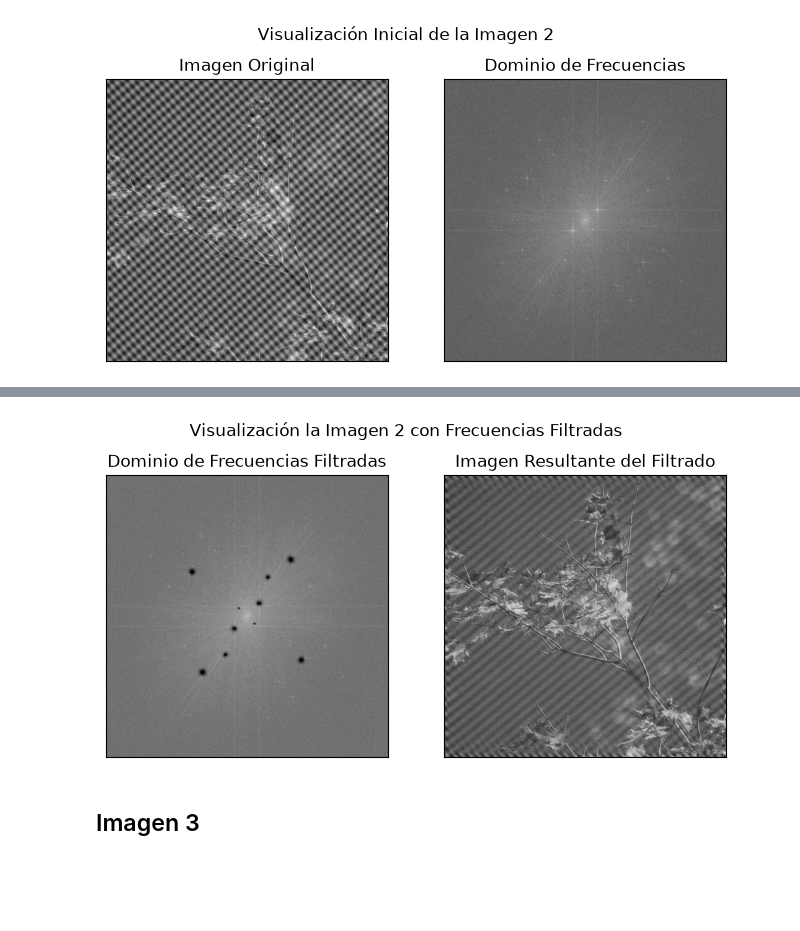
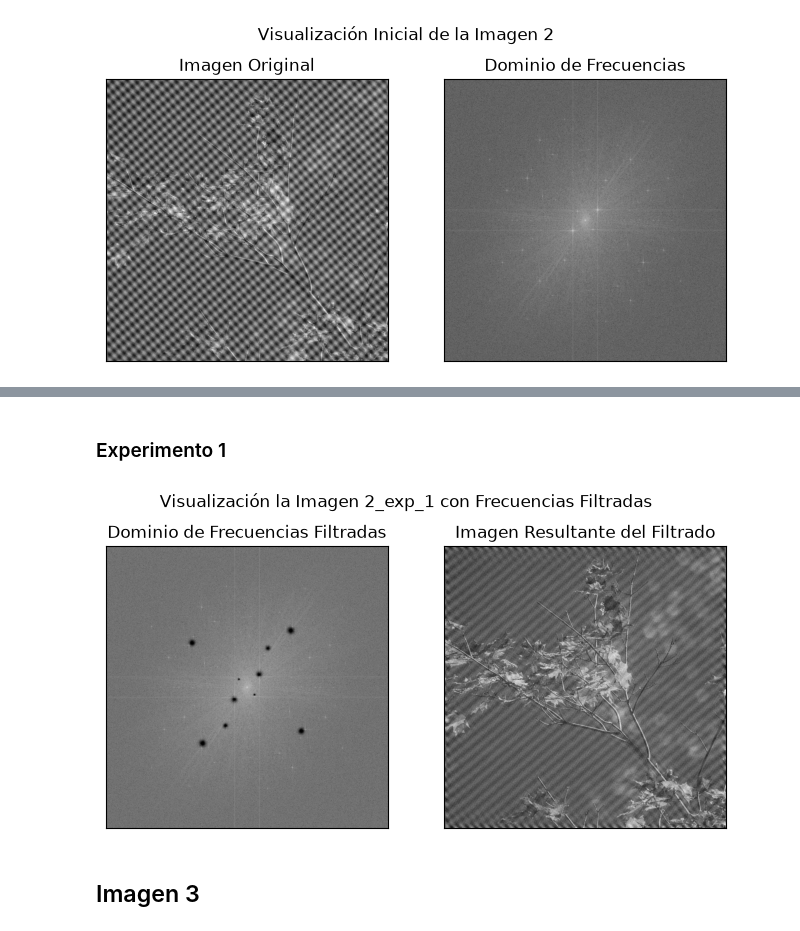
Before and after one commit to alexisuaguilaru/ProcDigImg, a Jupyter notebook: Proy04/proyecto.ipynb, the cells around one changed output, grey strips where cells are left out. Saved outputs shown, nothing was run; the diff lists cells and outputs as text; code cells hidden in the pictures; blank space fills up the shorter version.

Commit message:
Proy04: Add additional experiments
Features:
- Se añadieron experimentos adicionales
- Se modificó la sección de resultados del reporte

```diff
--- a/Proy04/proyecto.ipynb
+++ b/Proy04/proyecto.ipynb
@@ -306,17 +334,19 @@ initial_description(img_2, fft_2, name_2);
+# %% [markdown]
+### Experimento 1
 # %%
 fig, filtered_img_2 = apply_frequencies_filter(
     fft_2,
-    name_2,
+    name_2+"_exp_1",
     [
         ((22, 22), 0.0012, 2),
         ((35, -35), 0.005, 2),
         ((60, -110), 0.001, 2),
         ((125, -160), 0.001, 2),
         ((-155, -125), 0.0008, 2),
     ]
 );
 # %% [output]
-[figure, old version]
+[figure, new version]
 # %% [markdown]
 ## Imagen 3
 # %%
```
Also changed, not shown: parts of 9 cells of this notebook, 9 other files.
